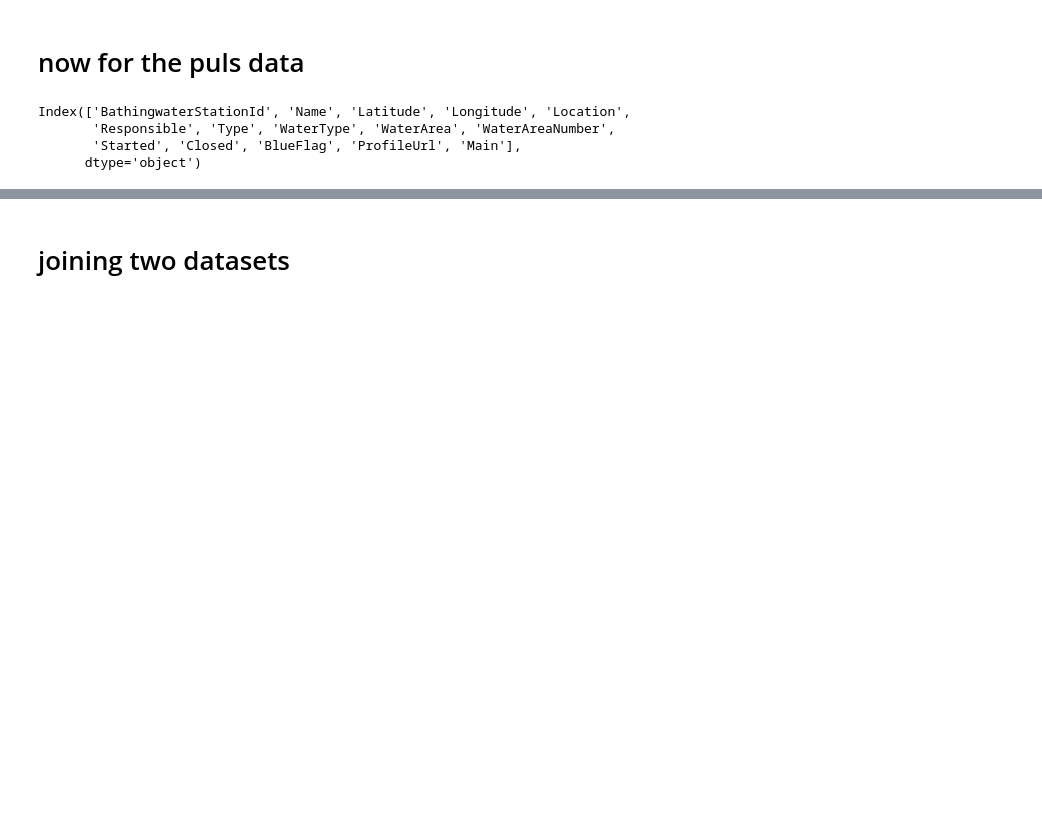
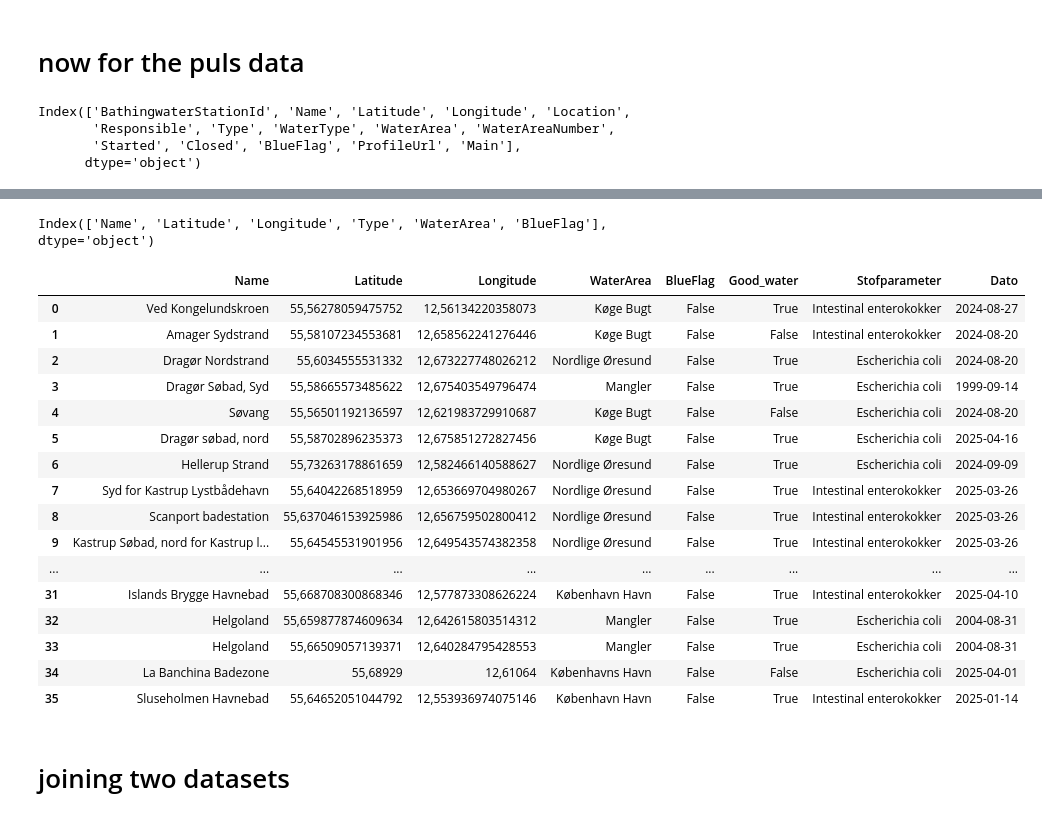
Before and after one commit to TalhaAkgul/gds-swimming-places, a Jupyter notebook: data_cleaning/data_cleaning.ipynb, the cells around one changed output, grey strips where cells are left out. Saved outputs shown, nothing was run; the diff lists cells and outputs as text; code cells hidden in the pictures; blank space fills up the shorter version.

```diff
--- a/data_cleaning/data_cleaning.ipynb
+++ b/data_cleaning/data_cleaning.ipynb
@@ -109,4 +130,33 @@ bath2 = bath_filtered.drop(columns=["ProfileUrl", "Main", "BathingwaterStationId
-# %%
-bath2 = bath2[bath2["Closed"].isna()]
+# %%
+bath3 = bath2.copy()
+bath3.columns
+# %% [output]
+Index(['Name', 'Latitude', 'Longitude', 'Type', 'WaterArea', 'BlueFlag'], dtype='object')
+# %%
+to_m = latest[["Stedtekst", "Good_water", "Stofparameter", "Dato"]]
+
+merged = pd.merge(bath3, to_m, left_on="Name", right_on="Stedtekst", how="inner")
+# %%
+merged.drop("Stedtekst", axis=1, inplace=True)
+# %%
+merged
+# %% [output]
+|  | Name | Latitude | Longitude | WaterArea | BlueFlag | Good_water | Stofparameter | Dato |
+| 0 | Ved Kongelundskroen | 55,56278059475752 | 12,56134220358073 | Køge Bugt | False | True | Intestinal enterokokker | 2024-08-27 |
+| 1 | Amager Sydstrand | 55,58107234553681 | 12,658562241276446 | Køge Bugt | False | False | Intestinal enterokokker | 2024-08-20 |
+| 2 | Dragør Nordstrand | 55,6034555531332 | 12,673227748026212 | Nordlige Øresund | False | True | Escherichia coli | 2024-08-20 |
+| 3 | Dragør Søbad, Syd | 55,58665573485622 | 12,675403549796474 | Mangler | False | True | Escherichia coli | 1999-09-14 |
+| 4 | Søvang | 55,56501192136597 | 12,621983729910687 | Køge Bugt | False | False | Escherichia coli | 2024-08-20 |
+| 5 | Dragør søbad, nord | 55,58702896235373 | 12,675851272827456 | Køge Bugt | False | True | Escherichia coli | 2025-04-16 |
+| 6 | Hellerup Strand | 55,73263178861659 | 12,582466140588627 | Nordlige Øresund | False | True | Escherichia coli | 2024-09-09 |
+| 7 | Syd for Kastrup Lystbådehavn | 55,64042268518959 | 12,653669704980267 | Nordlige Øresund | False | True | Intestinal enterokokker | 2025-03-26 |
+| 8 | Scanport badestation | 55,637046153925986 | 12,656759502800412 | Nordlige Øresund | False | True | Intestinal enterokokker | 2025-03-26 |
+| 9 | Kastrup Søbad, nord for Kastrup l... | 55,64545531901956 | 12,649543574382358 | Nordlige Øresund | False | True | Intestinal enterokokker | 2025-03-26 |
+| ... | ... | ... | ... | ... | ... | ... | ... | ... |
+| 31 | Islands Brygge Havnebad | 55,668708300868346 | 12,577873308626224 | København Havn | False | True | Intestinal enterokokker | 2025-04-10 |
+| 32 | Helgoland | 55,659877874609634 | 12,642615803514312 | Mangler | False | True | Escherichia coli | 2004-08-31 |
+| 33 | Helgoland | 55,66509057139371 | 12,640284795428553 | Mangler | False | True | Escherichia coli | 2004-08-31 |
+| 34 | La Banchina Badezone | 55,68929 | 12,61064 | Københavns Havn | False | False | Escherichia coli | 2025-04-01 |
+| 35 | Sluseholmen Havnebad | 55,64652051044792 | 12,553936974075146 | København Havn | False | True | Intestinal enterokokker | 2025-01-14 |
 # %%
 bath2.to_csv("bathing_places_cleaned.csv")
```
Also changed, not shown: parts of 11 cells of this notebook, 4 other files.
